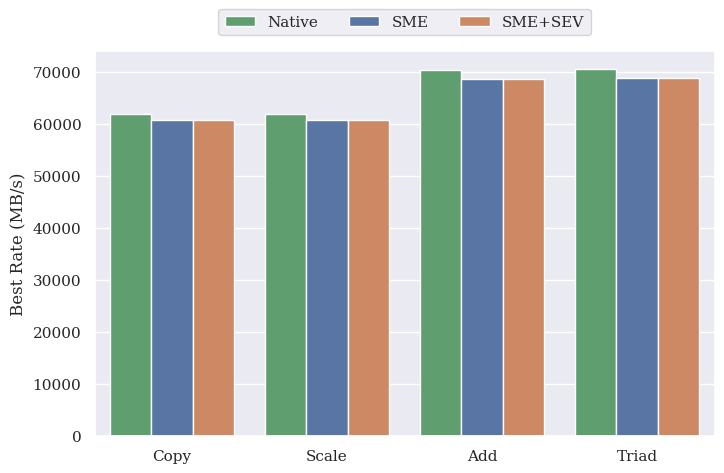
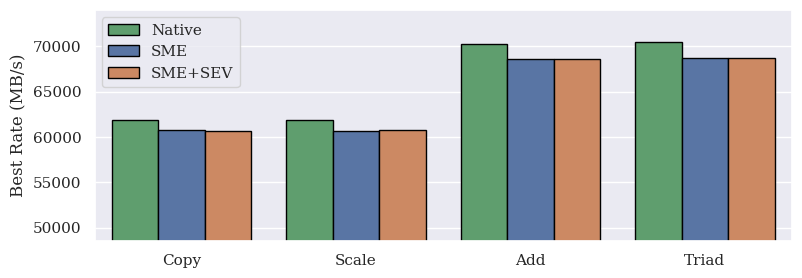
Code edit (unified diff) that turned the first committed figure into the second:
--- before
+++ after
@@ -14,8 +14,15 @@
 df[["Env","Function","BestRate_MBs"]]
 
-
-ax = sns.barplot(data=df, x="Function", y="BestRate_MBs", hue="Env", palette=palette)
+plt.figure(figsize=(9, 3))
+ax = sns.barplot(data=df, x="Function", y="BestRate_MBs", hue="Env", edgecolor="black", palette=palette)
+ax.set_ylim(df["BestRate_MBs"].min() * 0.8)
 ax.set_ylabel("Best Rate (MB/s)")
 ax.set_xlabel("")
-ax.set_ylim(df["BestRate_MBs"].min() * 0.995, df["BestRate_MBs"].max() * 1.01)
-ax.legend(title=None, loc="lower center", bbox_to_anchor=(0.5, 1.02), ncol=3)
+ax.legend(title=None)
+plt.savefig("stream_plot.pdf", bbox_inches="tight")
+
+#calculate overhead compared to native
+df_native = df[df["Env"] == "Native"].set_index("Function")
+df["Overhead_pct"] = df.apply(lambda row: (row["BestRate_MBs"] - df_native.loc[row["Function"], "BestRate_MBs"]) / df_native.loc[row["Function"], "BestRate_MBs"] * 100, axis=1)
+print(df)
+df.groupby("Env")["Overhead_pct"].mean()

Commit: starting with deeper krylov stuff analysis